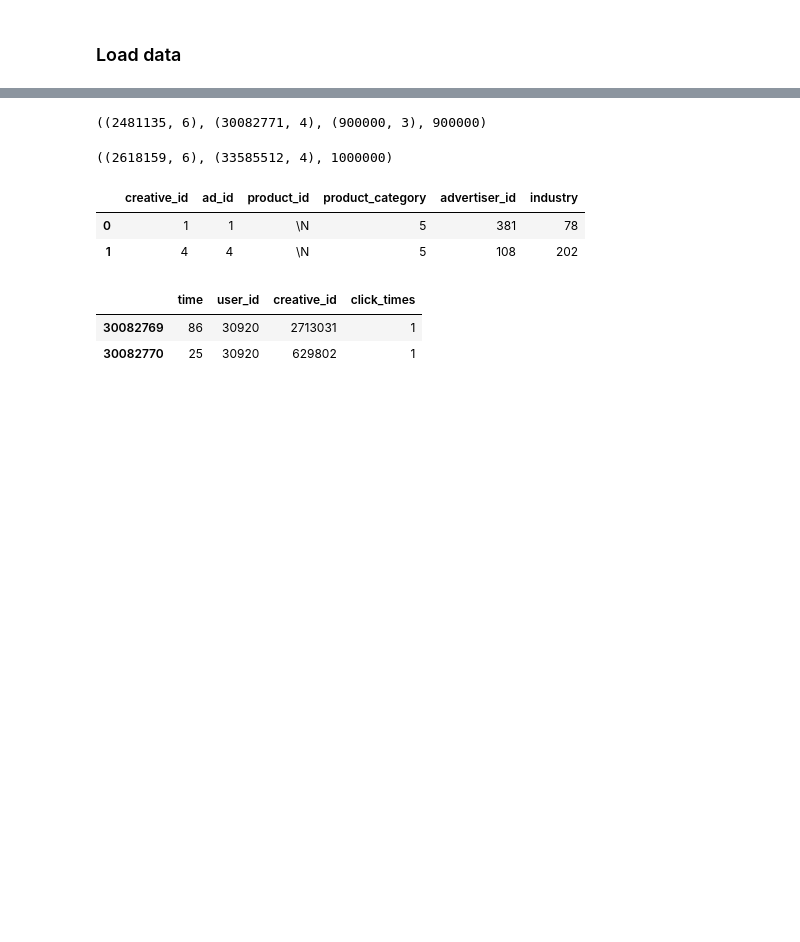
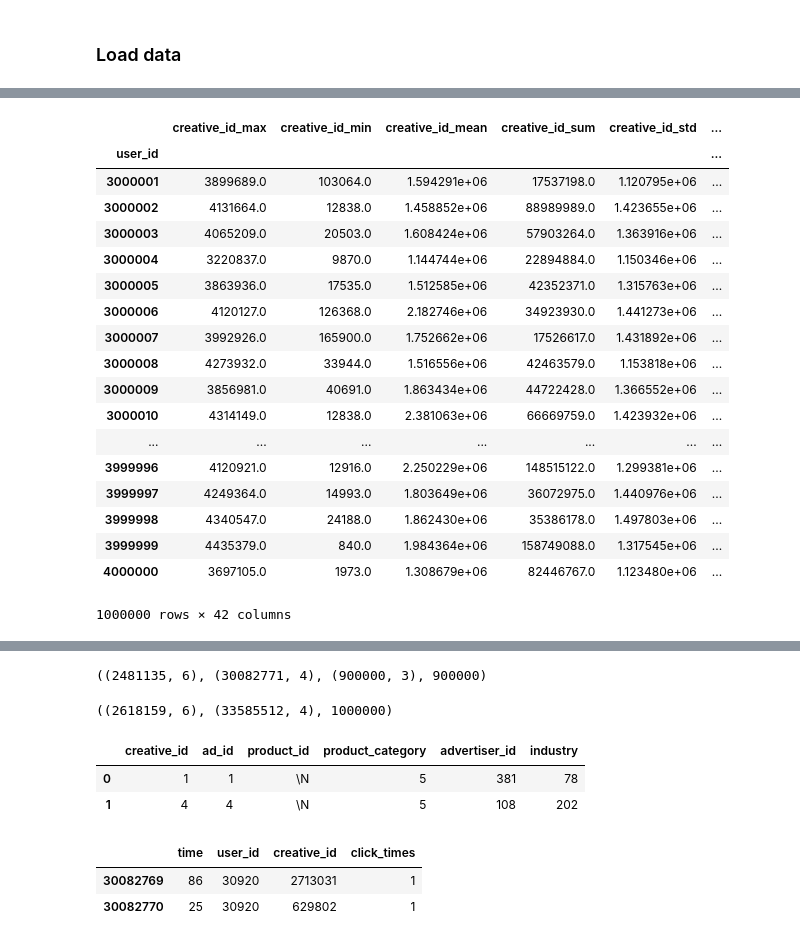
Before and after one commit to ren2504413601/TenXunGuangGao, a Jupyter notebook: 495735.ipynb, the cells around one changed output, grey strips where cells are left out. Cells and saved outputs as stored; diff of their text form; code cells hidden in the pictures; blank space fills up the shorter version.

```diff
--- a/495735.ipynb
+++ b/495735.ipynb
@@ -51,0 +330,22 @@ test_click_log = pd.read_csv(test_path + "click_log.csv")
+# %%
+Feats.set_index('user_id').drop(train_user.user_id, axis = 0).sort_index()
+# %% [output]
+|  | creative_id_max | creative_id_min | creative_id_mean | creative_id_sum | creative_id_std | ... |
+| user_id |  |  |  |  |  | ... |
+| 3000001 | 3899689.0 | 103064.0 | 1.594291e+06 | 17537198.0 | 1.120795e+06 | ... |
+| 3000002 | 4131664.0 | 12838.0 | 1.458852e+06 | 88989989.0 | 1.423655e+06 | ... |
+| 3000003 | 4065209.0 | 20503.0 | 1.608424e+06 | 57903264.0 | 1.363916e+06 | ... |
+| 3000004 | 3220837.0 | 9870.0 | 1.144744e+06 | 22894884.0 | 1.150346e+06 | ... |
+| 3000005 | 3863936.0 | 17535.0 | 1.512585e+06 | 42352371.0 | 1.315763e+06 | ... |
+| 3000006 | 4120127.0 | 126368.0 | 2.182746e+06 | 34923930.0 | 1.441273e+06 | ... |
+| 3000007 | 3992926.0 | 165900.0 | 1.752662e+06 | 17526617.0 | 1.431892e+06 | ... |
+| 3000008 | 4273932.0 | 33944.0 | 1.516556e+06 | 42463579.0 | 1.153818e+06 | ... |
+| 3000009 | 3856981.0 | 40691.0 | 1.863434e+06 | 44722428.0 | 1.366552e+06 | ... |
+| 3000010 | 4314149.0 | 12838.0 | 2.381063e+06 | 66669759.0 | 1.423932e+06 | ... |
+| ... | ... | ... | ... | ... | ... | ... |
+| 3999996 | 4120921.0 | 12916.0 | 2.250229e+06 | 148515122.0 | 1.299381e+06 | ... |
+| 3999997 | 4249364.0 | 14993.0 | 1.803649e+06 | 36072975.0 | 1.440976e+06 | ... |
+| 3999998 | 4340547.0 | 24188.0 | 1.862430e+06 | 35386178.0 | 1.497803e+06 | ... |
+| 3999999 | 4435379.0 | 840.0 | 1.984364e+06 | 158749088.0 | 1.317545e+06 | ... |
+| 4000000 | 3697105.0 | 1973.0 | 1.308679e+06 | 82446767.0 | 1.123480e+06 | ... |
+1000000 rows × 42 columns
```
Also changed, not shown: parts of 50 cells of this notebook, 3 other files.
